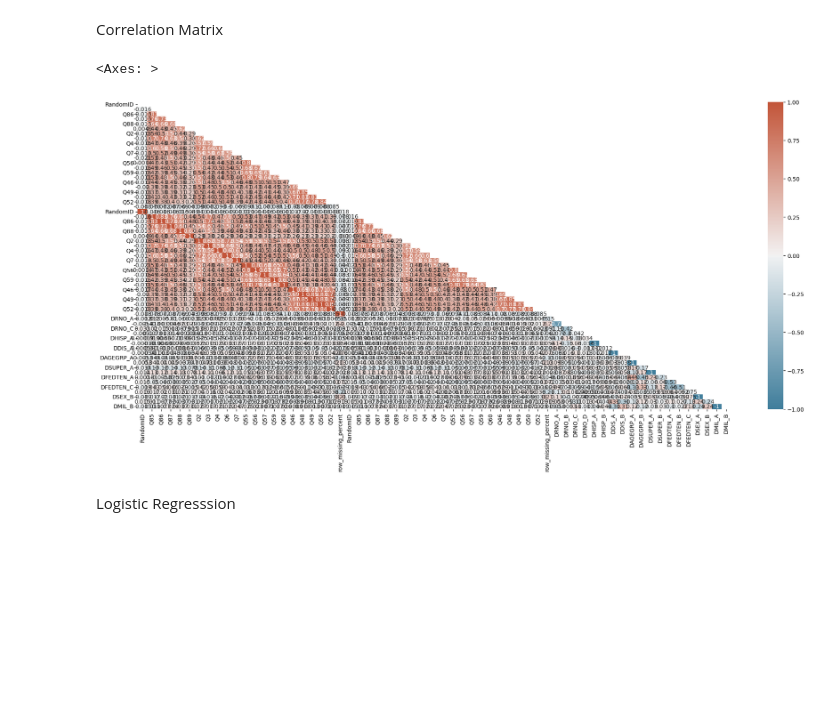
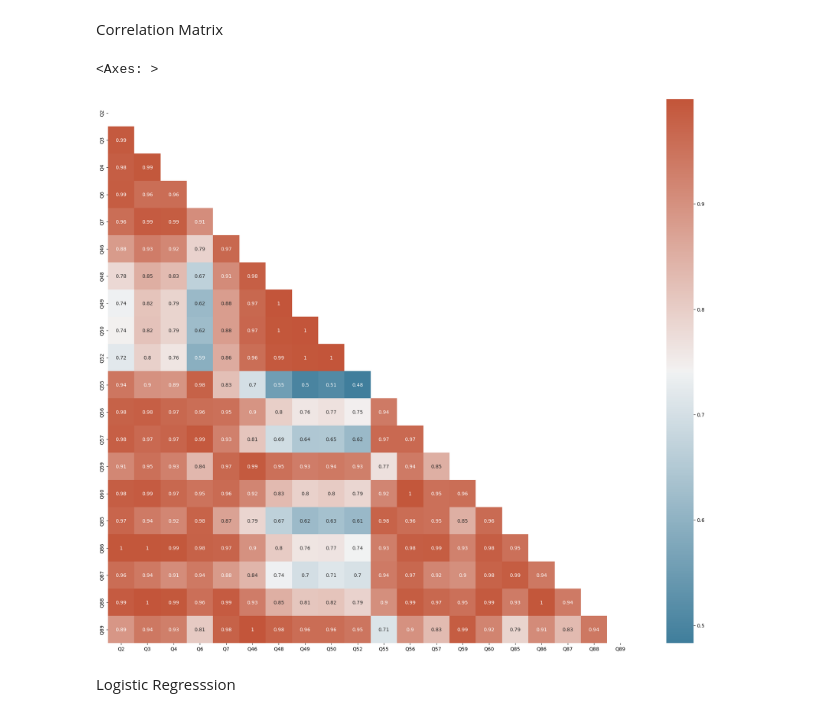
Before and after one commit to CJunger/agency-turnover, a Jupyter notebook: agency_analysis.ipynb, the cells around one changed output. Cells and saved outputs as stored; diff of their text form; code cells hidden in the pictures; blank space fills up the shorter version.

Commit message:
updates to notebook with further progress on project including notes about what to do about dummies and a change to the correalation matrix that might need to be checked again

```diff
--- a/agency_analysis.ipynb
+++ b/agency_analysis.ipynb
@@ -293,28 +299,28 @@ labor_df['Q84'] = np.where(labor_df['Q84'].isin(['1', '2']),1,0)
 Correlation Matrix
 # %%
 
-# Correlation between different variables
-#
-corr = labor_df.corr()
+# Correlation between different variables (do not include Dummy Variables)
+# Create a subset df specify the data we need
+corr = df_codebook.corr()
 #
 # Set up the matplotlib plot configuration
 #
 f, ax = plt.subplots(figsize=(24, 20))
 #
 # Generate a mask for upper traingle
 #
 mask = np.triu(np.ones_like(corr, dtype=bool))
 #
 # Configure a custom diverging colormap
 #
 cmap = sns.diverging_palette(230, 20, as_cmap=True)
 #
 # Draw the heatmap
 #
 sns.heatmap(corr, annot=True, mask = mask, cmap=cmap)
 # %% [output]
 <Axes: >
-[figure, old version]
+[figure, new version]
 # %%
 corr = labor_df.corr()
 # %%
```
Also changed, not shown: parts of 4 cells of this notebook.
